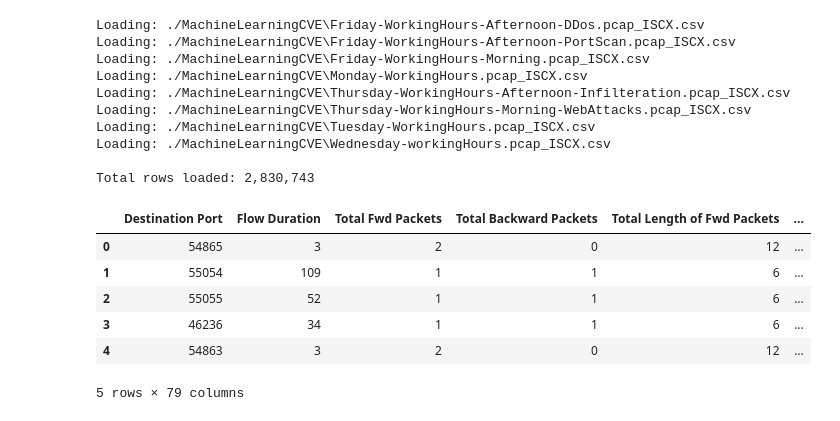
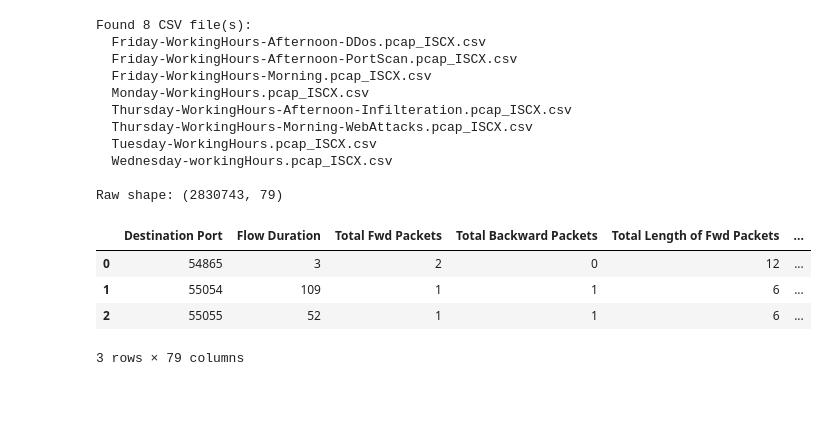
Before and after one commit to yoshbatula/Hybrid-Enhanced-Stacked-Ensemble-for-Network-Intrusion-Detection, a Jupyter notebook: baseline-model.ipynb, the cells around one changed output. Cells and saved outputs as stored; diff of their text form; code cells hidden in the pictures.

```diff
--- a/baseline-model.ipynb
+++ b/baseline-model.ipynb
@@ -24,38 +40,36 @@ shap.initjs()
 # %%
-# Load all CSV files in the specified folder into a single DataFrame
-import glob, os
+# Load and concatenate all CSV files
+DATA_DIR = './MachineLearningCVE'
 
-CSV_FOLDER = './MachineLearningCVE'
-csv_files = glob.glob(os.path.join(CSV_FOLDER, '*.csv'))
+csv_files = glob.glob(os.path.join(DATA_DIR, '*.csv'))
+print(f'Found {len(csv_files)} CSV file(s):')
+for f in sorted(csv_files):
+    print(' ', os.path.basename(f))
 
-if csv_files:
-    dfs = []
-    for f in csv_files:
-        print(f'Loading: {f}')
-        tmp = pd.read_csv(f, low_memory=False)
-        dfs.append(tmp)
-    df = pd.concat(dfs, ignore_index=True)
-    print(f'\nTotal rows loaded: {len(df):,}')
-else:
-    raise FileNotFoundError('No CSV files found. Update CSV_FOLDER path.')
+dfs = []
+for f in csv_files:
+    df_ = pd.read_csv(f, encoding='latin1', low_memory=False)
+    df_.columns = df_.columns.str.strip()
+    dfs.append(df_)
 
-df.head()
+df = pd.concat(dfs, ignore_index=True)
+print(f'\nRaw shape: {df.shape}')
+df.head(3)
 # %% [output]
-Loading: ./MachineLearningCVE\Friday-WorkingHours-Afternoon-DDos.pcap_ISCX.csv
-Loading: ./MachineLearningCVE\Friday-WorkingHours-Afternoon-PortScan.pcap_ISCX.csv
-Loading: ./MachineLearningCVE\Friday-WorkingHours-Morning.pcap_ISCX.csv
-Loading: ./MachineLearningCVE\Monday-WorkingHours.pcap_ISCX.csv
-Loading: ./MachineLearningCVE\Thursday-WorkingHours-Afternoon-Infilteration.pcap_ISCX.csv
-Loading: ./MachineLearningCVE\Thursday-WorkingHours-Morning-WebAttacks.pcap_ISCX.csv
-Loading: ./MachineLearningCVE\Tuesday-WorkingHours.pcap_ISCX.csv
-Loading: ./MachineLearningCVE\Wednesday-workingHours.pcap_ISCX.csv
+Found 8 CSV file(s):
+  Friday-WorkingHours-Afternoon-DDos.pcap_ISCX.csv
+  Friday-WorkingHours-Afternoon-PortScan.pcap_ISCX.csv
+  Friday-WorkingHours-Morning.pcap_ISCX.csv
+  Monday-WorkingHours.pcap_ISCX.csv
+  Thursday-WorkingHours-Afternoon-Infilteration.pcap_ISCX.csv
+  Thursday-WorkingHours-Morning-WebAttacks.pcap_ISCX.csv
+  Tuesday-WorkingHours.pcap_ISCX.csv
+  Wednesday-workingHours.pcap_ISCX.csv
 
-Total rows loaded: 2,830,743
+Raw shape: (2830743, 79)
 |  | Destination Port | Flow Duration | Total Fwd Packets | Total Backward Packets | Total Length of Fwd Packets | ... |
 | 0 | 54865 | 3 | 2 | 0 | 12 | ... |
 | 1 | 55054 | 109 | 1 | 1 | 6 | ... |
 | 2 | 55055 | 52 | 1 | 1 | 6 | ... |
-| 3 | 46236 | 34 | 1 | 1 | 6 | ... |
-| 4 | 54863 | 3 | 2 | 0 | 12 | ... |
-5 rows × 79 columns
+3 rows × 79 columns
 # %%
```
Also changed, not shown: parts of 20 cells of this notebook, 7 other files.
